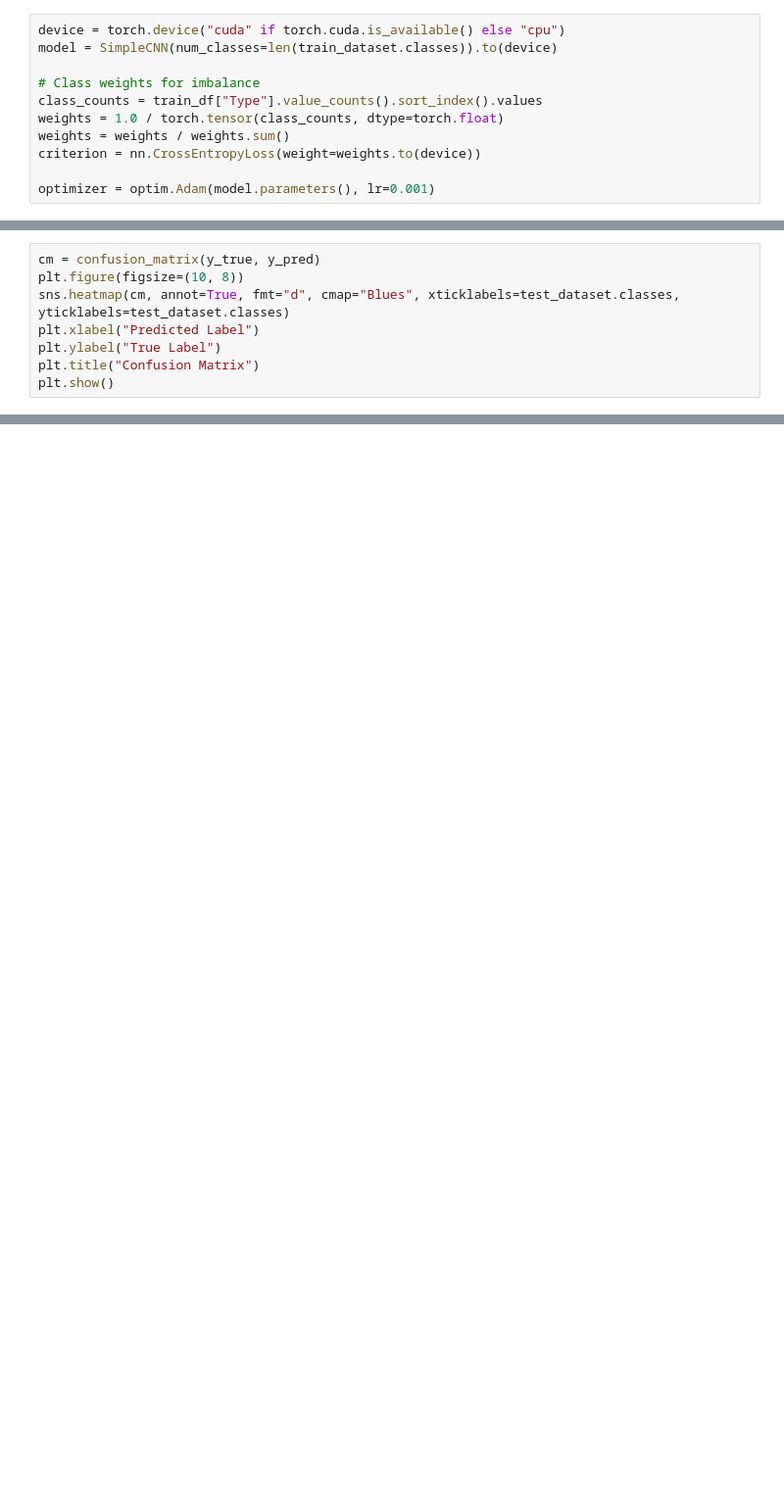
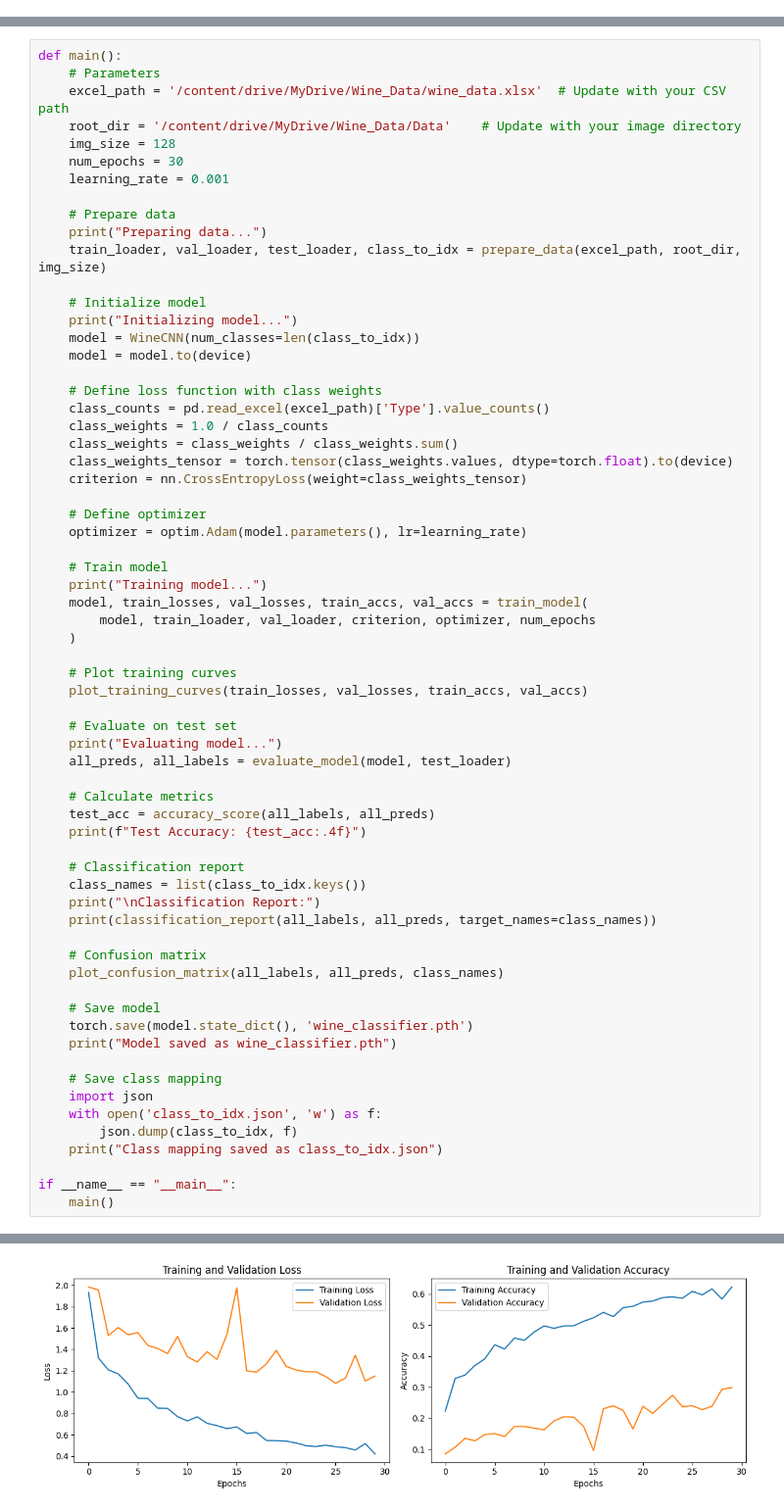
Before and after one commit to Syuneg/Wine_detection_bot_ACA, a Jupyter notebook: NN.ipynb, the cells around one changed output, grey strips where cells are left out. Shown at 98% size. Saved outputs shown, nothing was run; the diff lists cells and outputs as text; blank space fills up the shorter version.

```diff
--- a/NN.ipynb
+++ b/NN.ipynb
@@ -127,13 +151,2 @@ class SimpleCNN(nn.Module):
         x = self.classifier(x)
         return x
-# %%
-device = torch.device("cuda" if torch.cuda.is_available() else "cpu")
-model = SimpleCNN(num_classes=len(train_dataset.classes)).to(device)
-
-# Class weights for imbalance
-class_counts = train_df["Type"].value_counts().sort_index().values
-weights = 1.0 / torch.tensor(class_counts, dtype=torch.float)
-weights = weights / weights.sum()
-criterion = nn.CrossEntropyLoss(weight=weights.to(device))
-
-optimizer = optim.Adam(model.parameters(), lr=0.001)
@@ -237,8 +152,0 @@ Sake_Rice_wine       0.47      0.45      0.46        51
-# %%
-cm = confusion_matrix(y_true, y_pred)
-plt.figure(figsize=(10, 8))
-sns.heatmap(cm, annot=True, fmt="d", cmap="Blues", xticklabels=test_dataset.classes, yticklabels=test_dataset.classes)
-plt.xlabel("Predicted Label")
-plt.ylabel("True Label")
-plt.title("Confusion Matrix")
-plt.show()
@@ -246,0 +276,66 @@ plt.show()
+# %%
+def main():
+    # Parameters
+    excel_path = '/content/drive/MyDrive/Wine_Data/wine_data.xlsx'  # Update with your CSV path
+    root_dir = '/content/drive/MyDrive/Wine_Data/Data'    # Update with your image directory
+    img_size = 128
+    num_epochs = 30
+    learning_rate = 0.001
+
+    # Prepare data
+    print("Preparing data...")
+    train_loader, val_loader, test_loader, class_to_idx = prepare_data(excel_path, root_dir, img_size)
+
+    # Initialize model
+    print("Initializing model...")
+    model = WineCNN(num_classes=len(class_to_idx))
+    model = model.to(device)
+
+    # Define loss function with class weights
+    class_counts = pd.read_excel(excel_path)['Type'].value_counts()
+    class_weights = 1.0 / class_counts
+    class_weights = class_weights / class_weights.sum()
+    class_weights_tensor = torch.tensor(class_weights.values, dtype=torch.float).to(device)
+    criterion = nn.CrossEntropyLoss(weight=class_weights_tensor)
+
+    # Define optimizer
+    optimizer = optim.Adam(model.parameters(), lr=learning_rate)
+
+    # Train model
+    print("Training model...")
+    model, train_losses, val_losses, train_accs, val_accs = train_model(
+        model, train_loader, val_loader, criterion, optimizer, num_epochs
+    )
+
+    # Plot training curves
+    plot_training_curves(train_losses, val_losses, train_accs, val_accs)
+
+    # Evaluate on test set
+    print("Evaluating model...")
+    all_preds, all_labels = evaluate_model(model, test_loader)
+
+    # Calculate metrics
+    test_acc = accuracy_score(all_labels, all_preds)
+    print(f"Test Accuracy: {test_acc:.4f}")
+
+    # Classification report
+    class_names = list(class_to_idx.keys())
+    print("\nClassification Report:")
+    print(classification_report(all_labels, all_preds, target_names=class_names))
+
+    # Confusion matrix
+    plot_confusion_matrix(all_labels, all_preds, class_names)
+
+    # Save model
+    torch.save(model.state_dict(), 'wine_classifier.pth')
+    print("Model saved as wine_classifier.pth")
+
+    # Save class mapping
+    import json
+    with open('class_to_idx.json', 'w') as f:
+        json.dump(class_to_idx, f)
+    print("Class mapping saved as class_to_idx.json")
+
+if __name__ == "__main__":
+    main()
+# %% [output]
@@ -246,0 +359 @@ plt.show()
+[figure, added]
```
Also changed, not shown: parts of 20 cells of this notebook.
